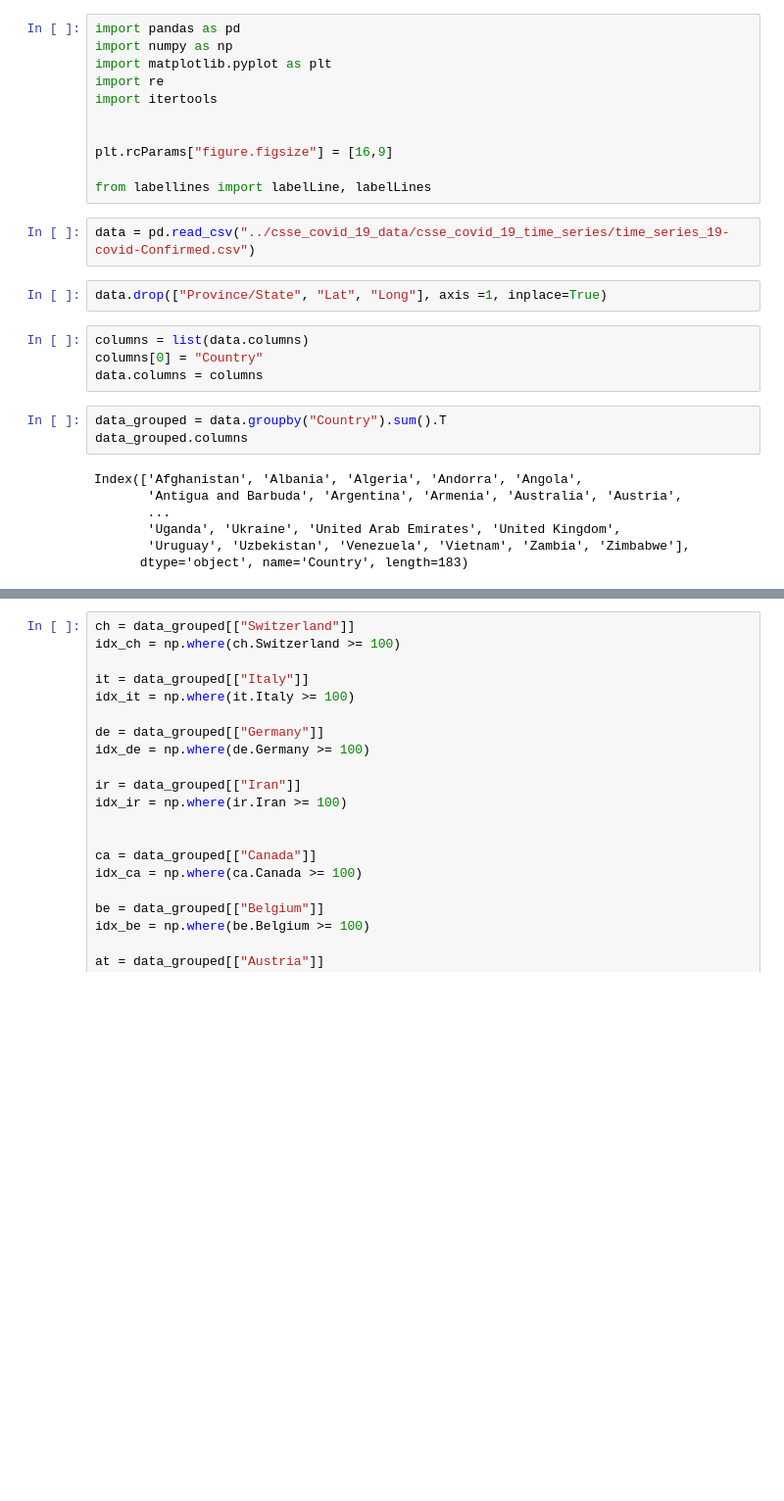
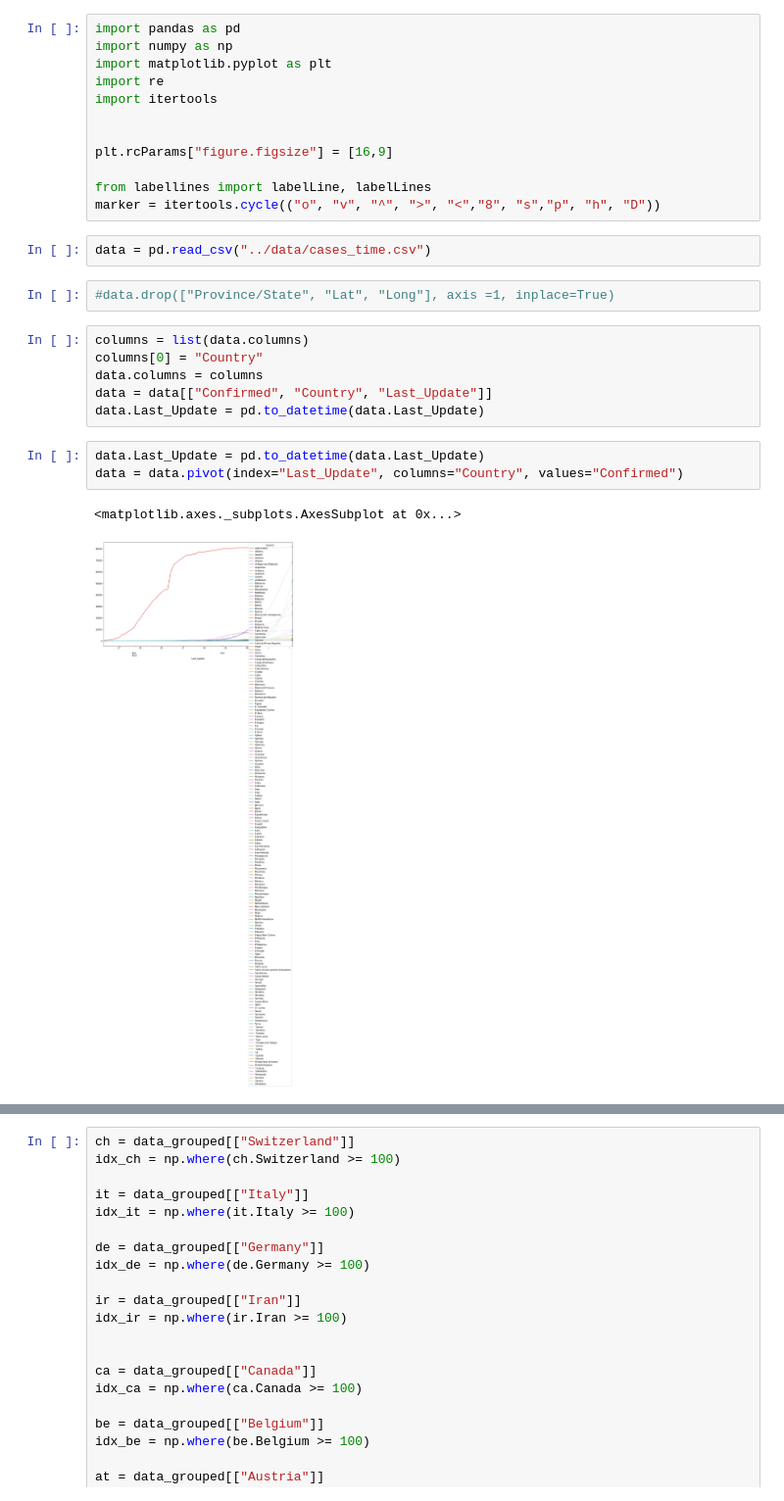
Before and after one commit to pick2510/COVID-19, a Jupyter notebook: analysis/Cases.ipynb, the cells around one changed output, grey strips where cells are left out. Shown at 98% size. Saved outputs shown, nothing was run; the diff lists cells and outputs as text; blank space fills up the shorter version.

```diff
--- a/analysis/Cases.ipynb
+++ b/analysis/Cases.ipynb
@@ -9,21 +9,20 @@ import itertools
 plt.rcParams["figure.figsize"] = [16,9]
 
 from labellines import labelLine, labelLines
+marker = itertools.cycle(("o", "v", "^", ">", "<","8", "s","p", "h", "D"))
 # %%
-data = pd.read_csv("../csse_covid_19_data/csse_covid_19_time_series/time_series_19-covid-Confirmed.csv")
+data = pd.read_csv("../data/cases_time.csv")
 # %%
-data.drop(["Province/State", "Lat", "Long"], axis =1, inplace=True)
+#data.drop(["Province/State", "Lat", "Long"], axis =1, inplace=True)
 # %%
 columns = list(data.columns)
 columns[0] = "Country"
 data.columns = columns
+data = data[["Confirmed", "Country", "Last_Update"]]
+data.Last_Update = pd.to_datetime(data.Last_Update)
-# %%
-data_grouped = data.groupby("Country").sum().T
-data_grouped.columns
-# %% [output]
-Index(['Afghanistan', 'Albania', 'Algeria', 'Andorra', 'Angola',
-       'Antigua and Barbuda', 'Argentina', 'Armenia', 'Australia', 'Austria',
-       ...
-       'Uganda', 'Ukraine', 'United Arab Emirates', 'United Kingdom',
-       'Uruguay', 'Uzbekistan', 'Venezuela', 'Vietnam', 'Zambia', 'Zimbabwe'],
-      dtype='object', name='Country', length=183)
+# %%
+data.Last_Update = pd.to_datetime(data.Last_Update)
+data = data.pivot(index="Last_Update", columns="Country", values="Confirmed")
+# %% [output]
+<matplotlib.axes._subplots.AxesSubplot at 0x...>
+[figure, added]
```
Also changed, not shown: parts of 6 cells of this notebook.
